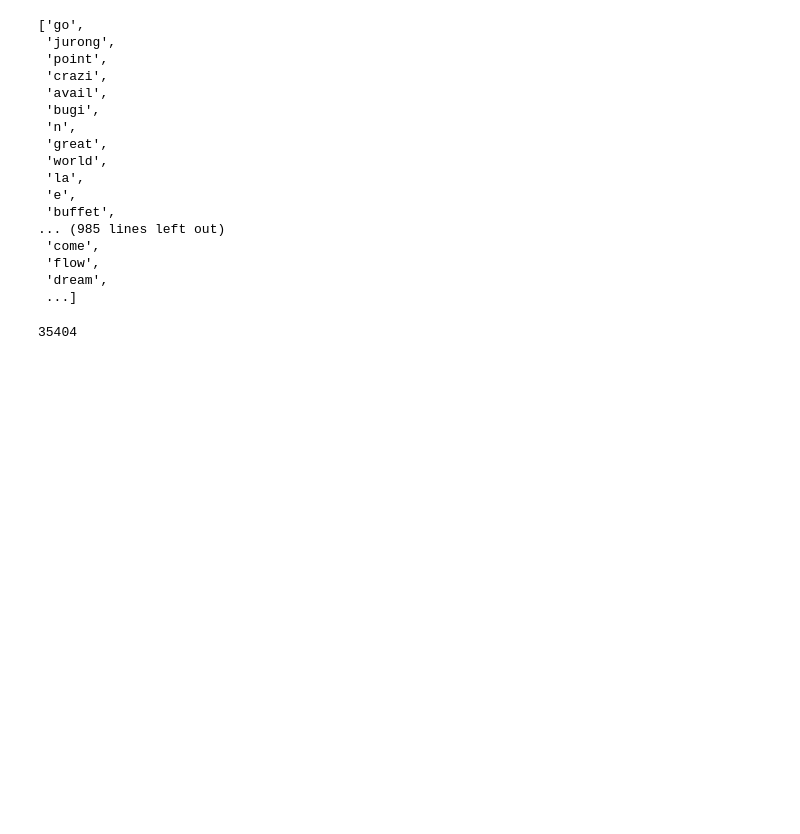
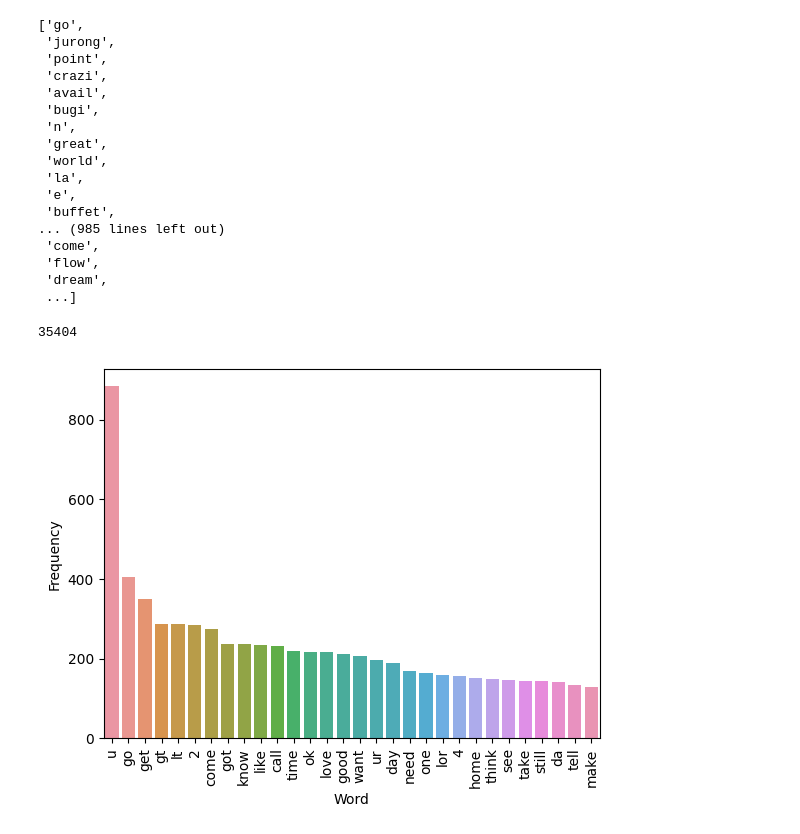
Before and after one commit to beniamine3155/SMS_Spam_Classifier, a Jupyter notebook: sms_spam.ipynb, the cells around one changed output. Drawn from its saved outputs; the diff is of its cells as text; code cells hidden in the pictures; blank space fills up the shorter version.

```diff
--- a/sms_spam.ipynb
+++ b/sms_spam.ipynb
@@ -423,3 +423,12 @@ ham_corpus
 len(ham_corpus)
 # %% [output]
 35404
+# %%
+most_common_words = Counter(ham_corpus).most_common(30)
+word_counts = pd.DataFrame(most_common_words, columns=['Word', 'Frequency'])
+
+sns.barplot(x='Word', y='Frequency', data=word_counts)
+plt.xticks(rotation='vertical')
+plt.show()
+# %% [output]
+[figure, added]
```
Also changed, not shown: parts of 20 cells of this notebook.
